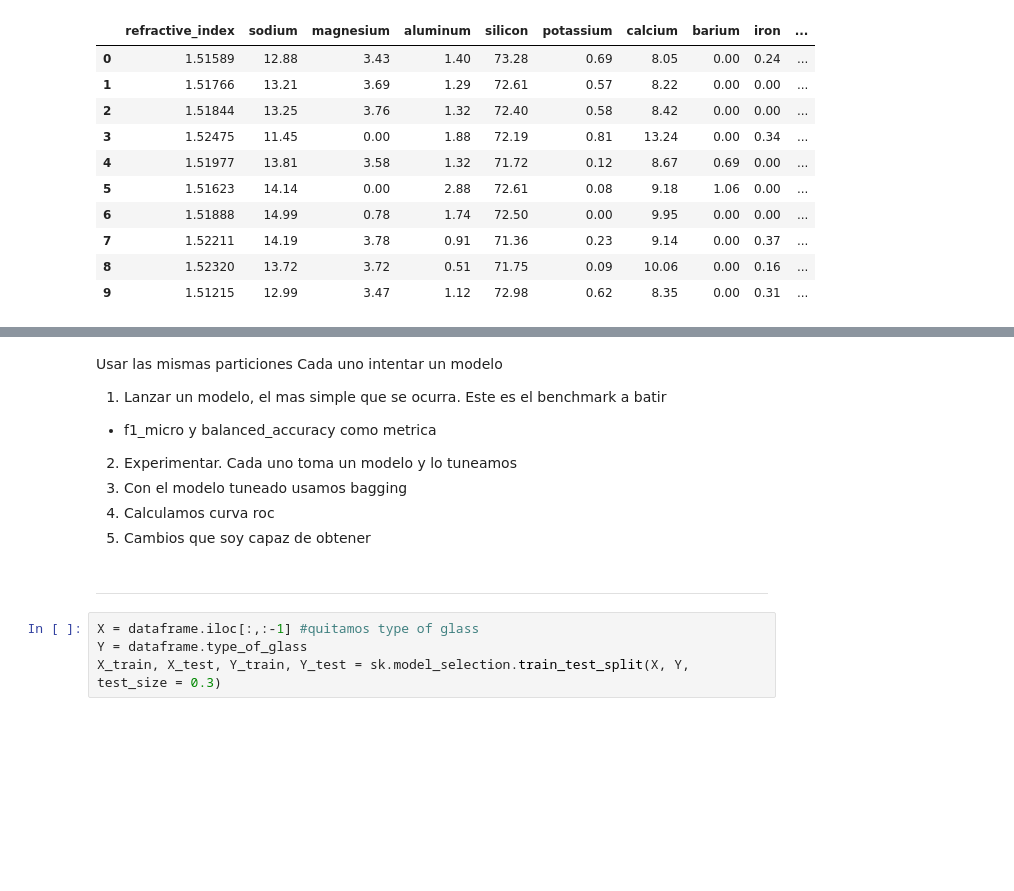
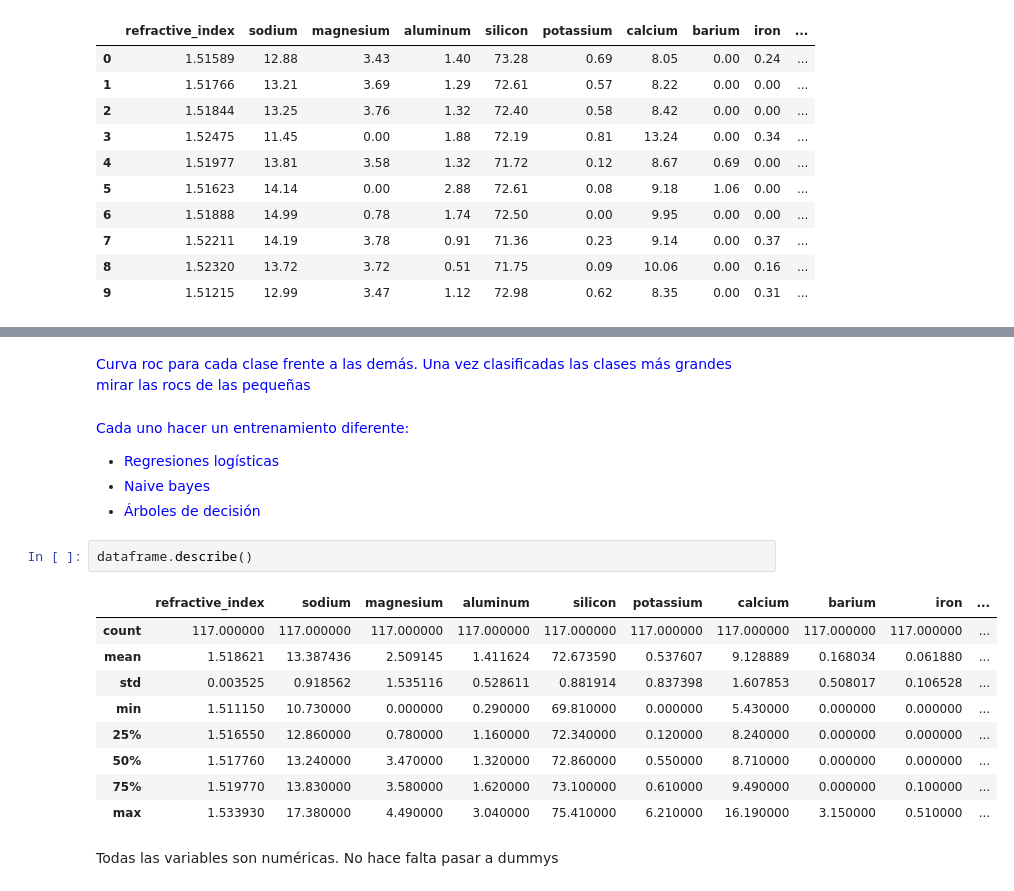
Before and after one commit to rdose/ia3-hunger_games, a Jupyter notebook: Hunger_games.ipynb, the cells around one changed output, grey strips where cells are left out. Drawn from its saved outputs; the diff is of its cells as text; blank space fills up the shorter version.

```diff
--- a/Hunger_games.ipynb
+++ b/Hunger_games.ipynb
@@ -51,18 +45,24 @@ https://scikit-learn.org/stable/modules/generated/sklearn.pipeline.Pipeline.html
-# %% [markdown]
-Usar las mismas particiones
-Cada uno intentar un modelo
-
-1. Lanzar un modelo, el mas simple que se ocurra. Este es el benchmark a batir
- * f1_micro y balanced_accuracy como metrica
-2. Experimentar. Cada uno toma un modelo y lo tuneamos
-3. Con el modelo tuneado usamos bagging
-4. Calculamos curva roc
-5. Cambios que soy capaz de obtener
-# %% [markdown]
-
-
----
-# %%
-X = dataframe.iloc[:,:-1] #quitamos type of glass
-Y = dataframe.type_of_glass
-X_train, X_test, Y_train, Y_test = sk.model_selection.train_test_split(X, Y, test_size = 0.3)
+# %% [markdown]
+<font color="blue">Curva roc para cada clase frente a las demás. Una vez clasificadas las clases más grandes mirar las rocs de las pequeñas
+# %% [markdown]
+
+
+
+<font color="blue">Cada uno hacer un entrenamiento diferente:
+* <font color="blue">Regresiones logísticas
+* <font color="blue">Naive bayes
+* <font color="blue">Árboles de decisión
+# %%
+dataframe.describe()
+# %% [output]
+|  | refractive_index | sodium | magnesium | aluminum | silicon | potassium | calcium | barium | iron | ... |
+| count | 117.000000 | 117.000000 | 117.000000 | 117.000000 | 117.000000 | 117.000000 | 117.000000 | 117.000000 | 117.000000 | ... |
+| mean | 1.518621 | 13.387436 | 2.509145 | 1.411624 | 72.673590 | 0.537607 | 9.128889 | 0.168034 | 0.061880 | ... |
+| std | 0.003525 | 0.918562 | 1.535116 | 0.528611 | 0.881914 | 0.837398 | 1.607853 | 0.508017 | 0.106528 | ... |
+| min | 1.511150 | 10.730000 | 0.000000 | 0.290000 | 69.810000 | 0.000000 | 5.430000 | 0.000000 | 0.000000 | ... |
+| 25% | 1.516550 | 12.860000 | 0.780000 | 1.160000 | 72.340000 | 0.120000 | 8.240000 | 0.000000 | 0.000000 | ... |
+| 50% | 1.517760 | 13.240000 | 3.470000 | 1.320000 | 72.860000 | 0.550000 | 8.710000 | 0.000000 | 0.000000 | ... |
+| 75% | 1.519770 | 13.830000 | 3.580000 | 1.620000 | 73.100000 | 0.610000 | 9.490000 | 0.000000 | 0.100000 | ... |
+| max | 1.533930 | 17.380000 | 4.490000 | 3.040000 | 75.410000 | 6.210000 | 16.190000 | 3.150000 | 0.510000 | ... |
+# %% [markdown]
+Todas las variables son numéricas. No hace falta pasar a dummys
```
Also changed, not shown: parts of 14 cells of this notebook.
